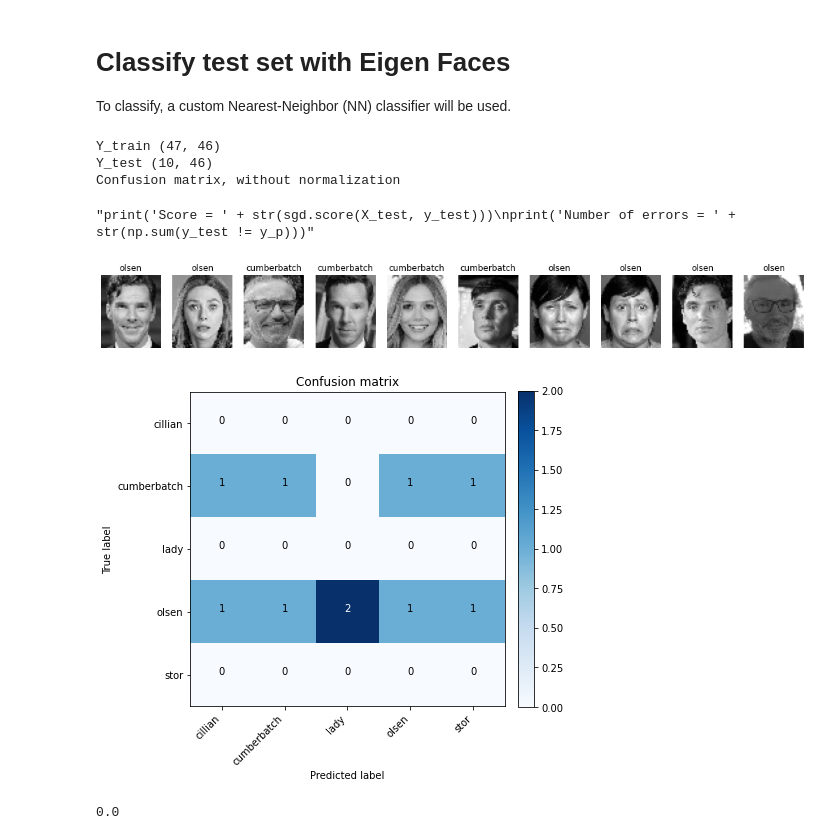
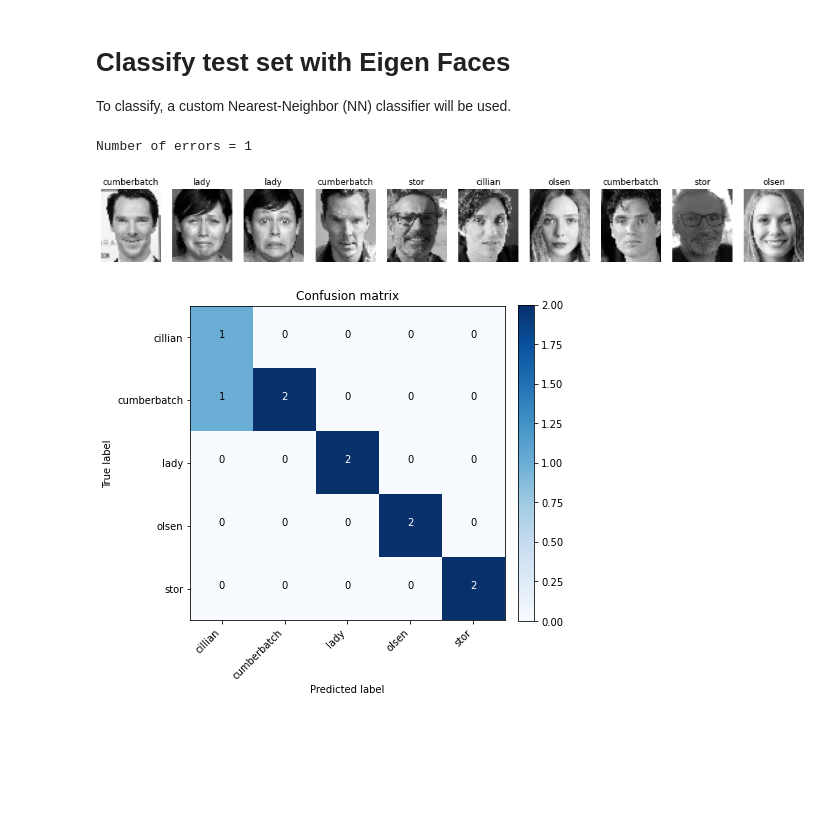
Before and after one commit to Alcachofraz/Face-Detection-Recognition, a Jupyter notebook: faces.ipynb, the cells around one changed output. Saved outputs shown, nothing was run; the diff lists cells and outputs as text; code cells hidden in the pictures; blank space fills up the shorter version.

```diff
--- a/faces.ipynb
+++ b/faces.ipynb
@@ -9,9 +9,9 @@ import cv2
 import os
 from importlib import reload
 from glob import glob
-import face_aligner as temp_fa
-from face_aligner import FaceAligner
-reload(temp_fa)
+import aligner as temp_a
+from aligner import Aligner
+reload(temp_a)
 
 
 def plot_confusion_matrix(cm, classes,
@@ -22,11 +22,11 @@ def plot_confusion_matrix(cm, classes,
     This function prints and plots the confusion matrix.
     Normalization can be applied by setting `normalize=True`.
     """
-    if normalize:
+    """if normalize:
         cm = cm.astype('float') / cm.sum(axis=1)[:, np.newaxis]
         print("Normalized confusion matrix")
     else:
-        print('Confusion matrix, without normalization')
+        print('Confusion matrix, without normalization')"""
 
     fig = plt.figure(figsize=(6.5, 6.5))
     plt.imshow(cm, interpolation='none', cmap=cmap)
@@ -347,52 +346,44 @@ To classify, a custom Nearest-Neighbor (NN) classifier will be used.
 # %%
 class NearestNeighbour:
     def __init__(self, X_train, y_train):
-        _, self.W_train, self.Y_train = eigen(
+        self.mean_face, self.W_train, self.Y_train = eigen(
             X_train.copy())
-        self.Y_train = Y_train.T
         self.y_train = y_train
 
-    def predict(self, X_test):
-        self.Y_test = X_test.dot(self.W_train)
-        print('Y_train ' + str(self.Y_train.shape))
-        print('Y_test ' + str(self.Y_test.shape))
-        y_p = []
-        for vector_test in self.Y_test:  # classify each test
-            euclidian_distances = []
-            for vector_train in self.Y_train:  # check for best neighbour in train
-                euclidian_distances.append(
-                    np.linalg.norm(vector_train - vector_test))
-            y_p.append(self.y_train[np.argmin(euclidian_distances)])
-        return np.array(y_p)
+    def predict(self, X_test_):
+        X_test = X_test_.copy()
+        # Subtract mean face from all faces
+        for i in range(X_test.shape[0]):
+            X_test[i] = X_test[i] - self.mean_face
+        A = X_test.T
+        self.Y_test = self.W_train.T.dot(A)
+        """print('Y_train ' + str(self.Y_train.shape))
+        print('Y_test ' + str(self.Y_test.shape))"""
+        y_p = len(X_test) * ['']
+        for i in range(self.Y_test.shape[1]):
+            euclidian_distances = np.zeros(self.Y_train.shape[1])
+            for j in range(self.Y_train.shape[1]):
+                euclidian_distances[j] = np.linalg.norm(self.Y_test[:, i] - self.Y_train[:, j])
+            y_p[i] = y_train[np.argmin(euclidian_distances)]
+        return y_p
 
 nn = NearestNeighbour(X_train, y_train)
 y_p = nn.predict(X_test)
 
 fig, ax = plt.subplots(1, X_test.shape[0])
 
 fig.set_figheight(4)
 fig.set_figwidth(18)
 
 for i in range(X_test.shape[0]):
     ax[i].imshow(X_test[i].reshape((56, 46)), cmap='gray')
     ax[i].set_title(y_p[i])
     ax[i].axis('off')
 
 plot_confusion_matrix(confusion_matrix(y_p, y_test), classes=np.unique(y_test))
 
-"""print('Score = ' + str(sgd.score(X_test, y_test)))
-print('Number of errors = ' + str(np.sum(y_test != y_p)))"""
+print('Number of errors = ' + str(np.sum(y_test != y_p)))
 # %% [output]
-Y_train (47, 46)
-Y_test (10, 46)
-Confusion matrix, without normalization
+Number of errors = 1
-"print('Score = ' + str(sgd.score(X_test, y_test)))\nprint('Number of errors = ' + str(np.sum(y_test != y_p)))"
-[figure, old version]
+[figure, new version]
-[figure, old version]
+[figure, new version]
-# %%
-a = np.array([1, 5, 8, 4, 3])
-b = np.array([4, 5, 2, 5, 6])
-dist = np.linalg.norm(a-b)
-dist
-# %% [output]
-0.0
```
Also changed, not shown: parts of 4 cells of this notebook, 2 other files.
